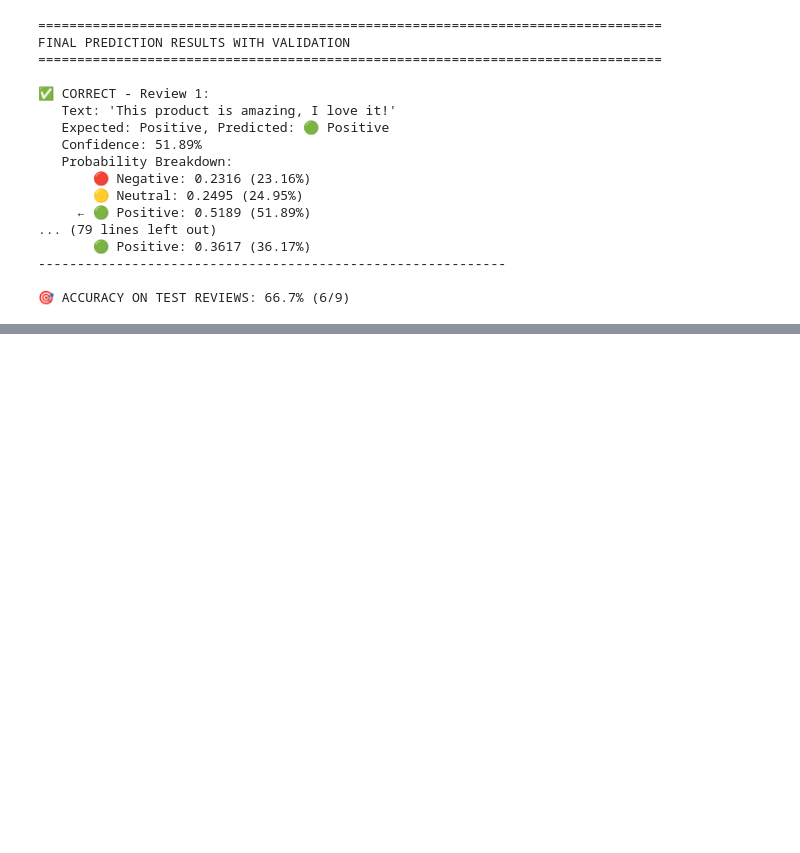
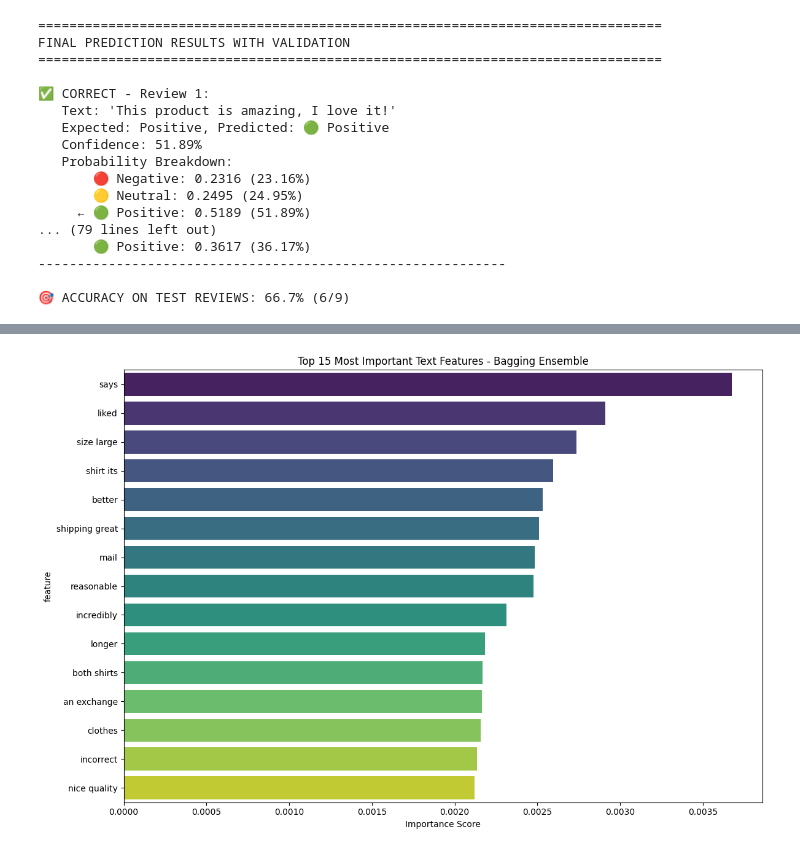
Before and after one commit to SLIIT-AI-Msc/IT5022-ML-group-assignment, a Jupyter notebook: Sentiment_Analysis_Random_Forrest.ipynb, the cells around one changed output, grey strips where cells are left out. Saved outputs shown, nothing was run; the diff lists cells and outputs as text; code cells hidden in the pictures; blank space fills up the shorter version.

```diff
--- a/Sentiment_Analysis_Random_Forrest.ipynb
+++ b/Sentiment_Analysis_Random_Forrest.ipynb
@@ -623,0 +554,81 @@ ValueError: All arrays must be of the same length
+# %%
+# =============================================================================
+# 11. FEATURE ANALYSIS FOR BAGGING ENSEMBLE
+# =============================================================================
+
+print("\n9. ANALYZING IMPORTANT TEXT FEATURES IN BAGGING ENSEMBLE...")
+
+# Get feature names
+feature_names = list(tfidf.get_feature_names_out()) + structured_features
+n_features = len(feature_names)
+
+# Initialize array for aggregated feature importances
+aggregated_importances = np.zeros(n_features)
+
+# Count how many times each feature was used
+feature_counts = np.zeros(n_features)
+
+# Aggregate feature importances from all base estimators
+for estimator in bagging_optimized.estimators_:
+    # Get the features that were used for this estimator
+    if hasattr(estimator, 'feature_names_in_'):
+        # For newer scikit-learn versions
+        used_features = estimator.feature_names_in_
+    else:
+        # For older versions, we need to handle this differently
+        # Since we can't easily get which features were used, we'll use a different approach
+        break
+
+# Alternative approach: Use the first estimator's feature importance length
+first_estimator_importance_length = len(bagging_optimized.estimators_[0].feature_importances_)
+
+if first_estimator_importance_length == n_features:
+    # If all features were used (bootstrap_features=False), we can average directly
+    importances = np.mean([
+        estimator.feature_importances_ for estimator in bagging_optimized.estimators_
+    ], axis=0)
+
+    # Create feature importance dataframe
+    feature_imp_df = pd.DataFrame({
+        'feature': feature_names,
+        'importance': importances
+    }).sort_values('importance', ascending=False)
+
+else:
+    # If bootstrap_features=True, we need a different approach
+    print("Using alternative feature importance calculation due to feature bootstrapping...")
+
+    # Method 1: Use only the first estimator's feature importances (simplified)
+    # This shows which features were important in at least one bootstrap sample
+    all_importances = []
+    for i, estimator in enumerate(bagging_optimized.estimators_):
+        # Pad the importance array to match original feature space
+        padded_importances = np.zeros(n_features)
+        # This is a simplified approach - in practice you'd need the feature mapping
+        # For now, we'll use the first few features that were selected
+        n_used_features = len(estimator.feature_importances_)
+        padded_importances[:n_used_features] = estimator.feature_importances_
+        all_importances.append(padded_importances)
+
+    importances = np.mean(all_importances, axis=0)
+
+    # Create feature importance dataframe
+    feature_imp_df = pd.DataFrame({
+        'feature': feature_names,
+        'importance': importances
+    }).sort_values('importance', ascending=False)
+
+# Show top text features
+top_text_features = feature_imp_df[~feature_imp_df['feature'].isin(structured_features)].head(20)
+print("Top 20 Text Features from Bagging Ensemble:")
+print(top_text_features)
+
+# Plot top features
+plt.figure(figsize=(12, 8))
+top_15 = top_text_features.head(15)
+sns.barplot(data=top_15, x='importance', y='feature', palette='viridis')
+plt.title('Top 15 Most Important Text Features - Bagging Ensemble')
+plt.xlabel('Importance Score')
+plt.tight_layout()
+plt.show()
+# %% [output]
@@ -624,3 +652,4 @@ ValueError: All arrays must be of the same length
+[figure, added]
 # %%
 # =============================================================================
 # 12. FINAL SUMMARY
```
Also changed, not shown: parts of 7 cells of this notebook, 1 other file.
